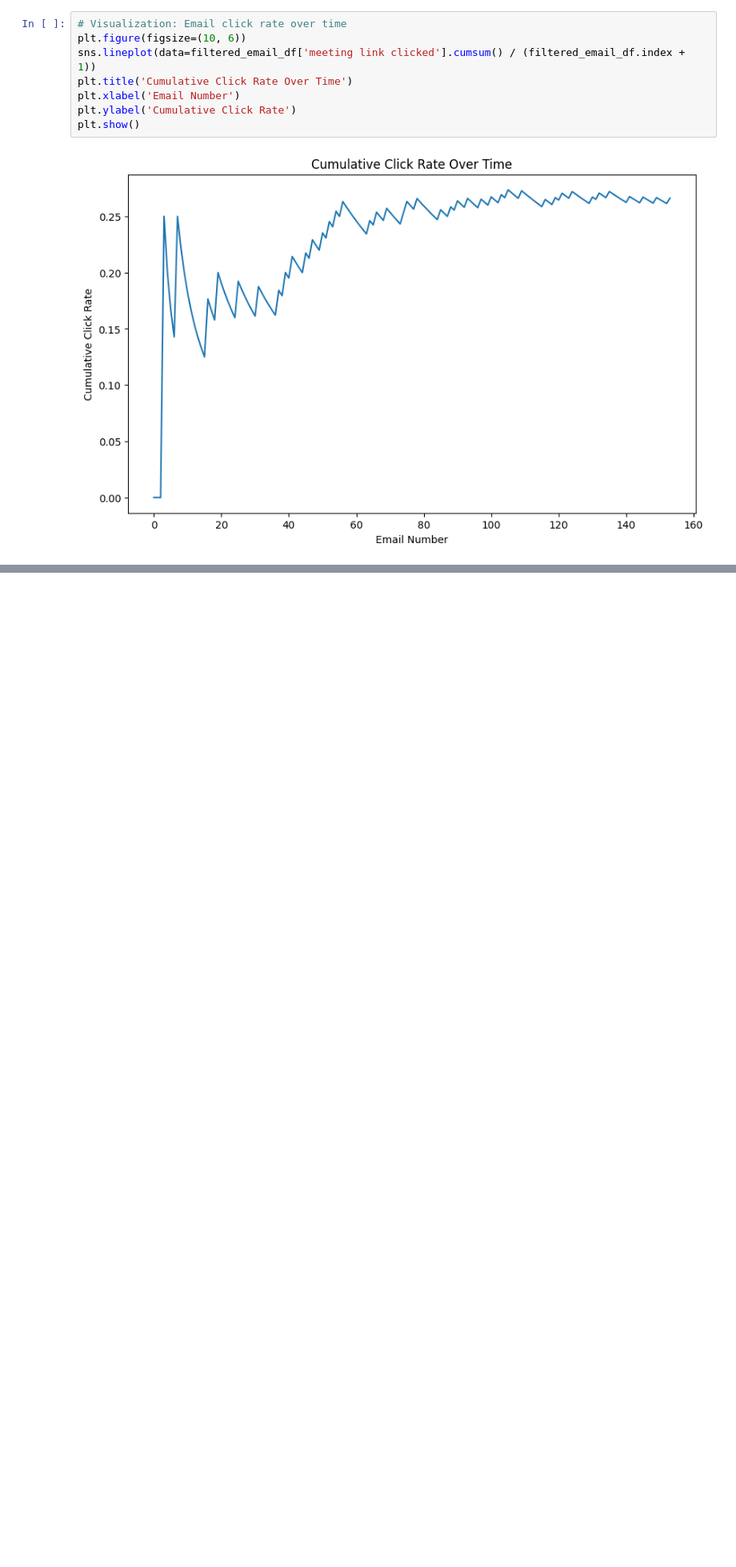
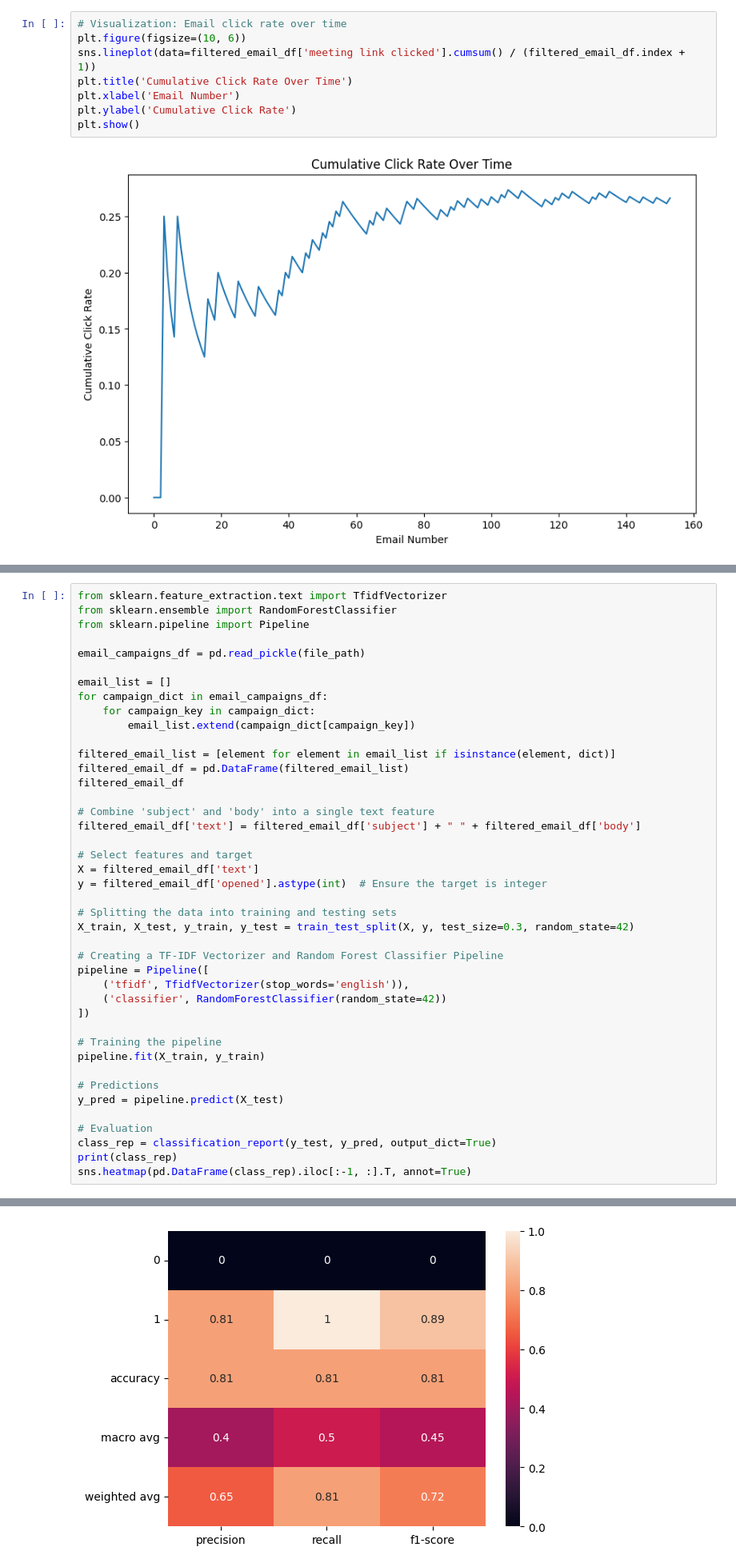
Before and after one commit to keivalya/artisan-ai-assignment, a Jupyter notebook: email_engagement.ipynb, the cells around one changed output, grey strips where cells are left out. Shown at 80% size. Drawn from its saved outputs; the diff is of its cells as text; blank space fills up the shorter version.

```diff
--- a/email_engagement.ipynb
+++ b/email_engagement.ipynb
@@ -204,0 +251,43 @@ plt.show()
+# %%
+from sklearn.feature_extraction.text import TfidfVectorizer
+from sklearn.ensemble import RandomForestClassifier
+from sklearn.pipeline import Pipeline
+
+email_campaigns_df = pd.read_pickle(file_path)
+
+email_list = []
+for campaign_dict in email_campaigns_df:
+    for campaign_key in campaign_dict:
+        email_list.extend(campaign_dict[campaign_key])
+
+filtered_email_list = [element for element in email_list if isinstance(element, dict)]
+filtered_email_df = pd.DataFrame(filtered_email_list)
+filtered_email_df
+
+# Combine 'subject' and 'body' into a single text feature
+filtered_email_df['text'] = filtered_email_df['subject'] + " " + filtered_email_df['body']
+
+# Select features and target
+X = filtered_email_df['text']
+y = filtered_email_df['opened'].astype(int)  # Ensure the target is integer
+
+# Splitting the data into training and testing sets
+X_train, X_test, y_train, y_test = train_test_split(X, y, test_size=0.3, random_state=42)
+
+# Creating a TF-IDF Vectorizer and Random Forest Classifier Pipeline
+pipeline = Pipeline([
+    ('tfidf', TfidfVectorizer(stop_words='english')),
+    ('classifier', RandomForestClassifier(random_state=42))
+])
+
+# Training the pipeline
+pipeline.fit(X_train, y_train)
+
+# Predictions
+y_pred = pipeline.predict(X_test)
+
+# Evaluation
+class_rep = classification_report(y_test, y_pred, output_dict=True)
+print(class_rep)
+sns.heatmap(pd.DataFrame(class_rep).iloc[:-1, :].T, annot=True)
+# %% [output]
@@ -204,0 +296 @@ plt.show()
+[figure, added]
```
Also changed, not shown: parts of 10 cells of this notebook.
